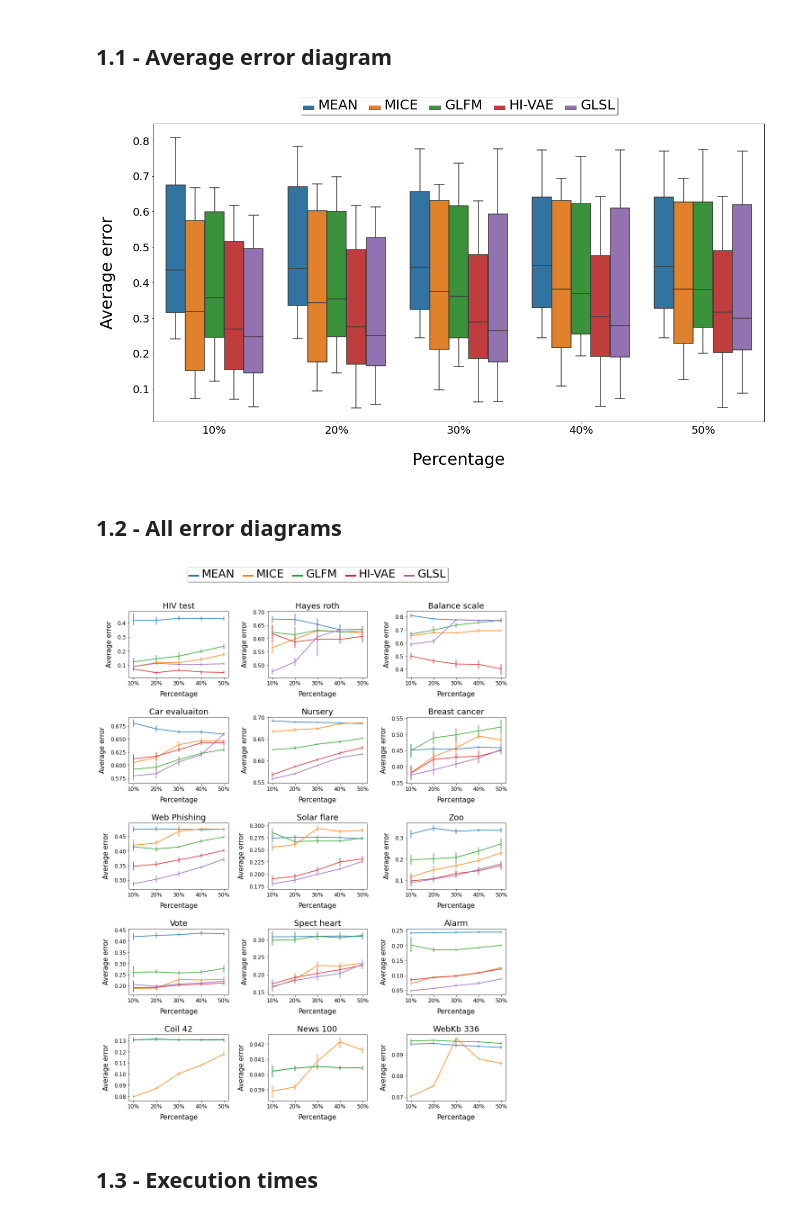
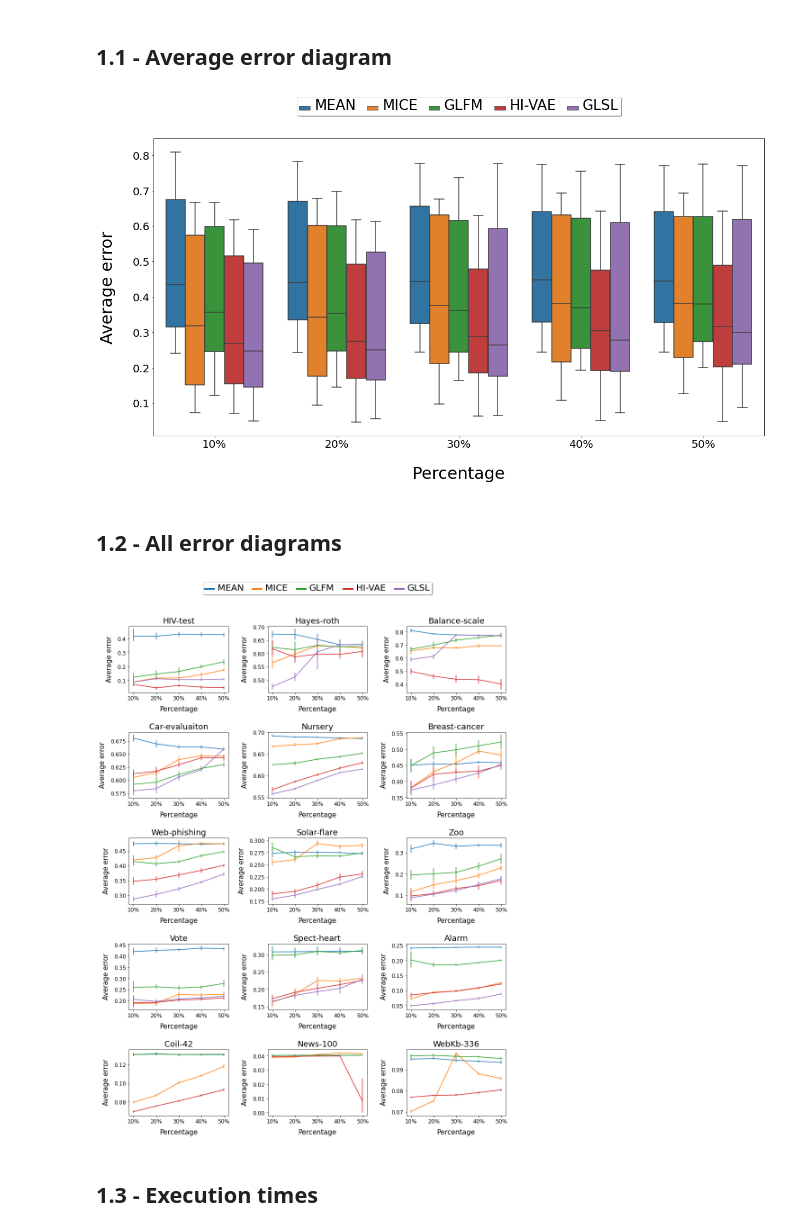
Before and after one commit to ferjorosa/GLSL, a Jupyter notebook: python-project/analyze_results/Missing_results.ipynb, the cells around one changed output. Drawn from its saved outputs; the diff is of its cells as text; code cells hidden in the pictures.

Commit message:
Update missing experiments with hypothesis tests

```diff
--- a/python-project/analyze_results/Missing_results.ipynb
+++ b/python-project/analyze_results/Missing_results.ipynb
@@ -93,36 +93,36 @@ renamed_methods = ["MEAN", "MICE", "GLFM", "HI-VAE", "GLSL"]
 # %%
 df_error_plot = pd.DataFrame(columns=["dataset", "method", "percentage", "AvgErr"])
 
 for percentage in range(0, 5):
     df = average_error_dfs[percentage]
     percentage_string = str((percentage+1)*10) + "%"
     for method in renamed_methods:
         for i in range(len(df)):
             row = df.loc[i]
             instance = {"dataset": row["dataset"]}
             instance["percentage"] = percentage_string
             instance["method"] = method
             instance["AvgErr"] = row[method]
             df_error_plot = df_error_plot.append(instance, ignore_index=True)
 
 ######################################
 from matplotlib import pyplot as plt
 import seaborn as sns
 
 fig, ax = plt.subplots(figsize=(20,10))
 g = sns.boxplot(data=df_error_plot,x="percentage", y="AvgErr", hue="method", ax = ax)
-ax.legend(loc='upper center', bbox_to_anchor=(0.5, 1.10),
+ax.legend(loc='upper center', bbox_to_anchor=(0.5, 1.15),
           ncol=6, fancybox=True, shadow=True)
-plt.setp(ax.get_legend().get_texts(), fontsize='25') # for legend text
+plt.setp(ax.get_legend().get_texts(), fontsize='26') # for legend text
 plt.setp(ax.get_legend().get_title(), fontsize='0') # for legend title
 ax.tick_params(axis="x", labelsize=20) # x ticks font size
 ax.tick_params(axis="y", labelsize=20) # y ticks font size
 plt.xlabel('Percentage', fontsize=30, labelpad=30)
 plt.ylabel('Average error', fontsize=30, labelpad=30)
 
 plt.savefig('discrete_average_errors.pdf')
 # %% [output]
-[figure, old version]
+[figure, new version]
 # %% [markdown]
 ## 1.2 - All error diagrams
 # %%
@@ -144,7 +144,7 @@ methods_2 = [
     "MEAN",
     "MICE",
     "GLFM",
-#     "HIVAE",
+    "HIVAE",
 #     "VBSEM",
 ]
 
@@ -160,7 +160,7 @@ renamed_methods_2 = [
     "MEAN",
     "MICE",
     "GLFM",
-#         "HI-VAE",
+        "HI-VAE",
 #         "GLSL"
 ]
 
@@ -185,8 +185,8 @@ data_names = [
         "webkb_336"
 ]
 
-data_names_fancy = ["HIV test", "Hayes roth", "Balance scale", "Car evaluaiton", "Nursery", "Breast cancer",
-                    "Web Phishing", "Solar flare", "Zoo", "Vote", "Spect heart", "Alarm", "Coil 42", "News 100", "WebKb 336"]
+data_names_fancy = ["HIV-test", "Hayes-roth", "Balance-scale", "Car-evaluaiton", "Nursery", "Breast-cancer",
+                    "Web-phishing", "Solar-flare", "Zoo", "Vote", "Spect-heart", "Alarm", "Coil-42", "News-100", "WebKb-336"]
 
 
 
@@ -281,7 +281,7 @@ for d in range(0, len(data_names)):
 # Final adjustments to the plot
 ############################################################################
 axs[0,1].legend(loc='upper center', bbox_to_anchor=(0.5, 1.70),  fancybox=True, shadow=True, ncol=5, labels=['MEAN', 'MICE', 'GLFM', 'HI-VAE', 'GLSL'])
-plt.setp(axs[0,1].get_legend().get_texts(), fontsize='25') # for legend text
+plt.setp(axs[0,1].get_legend().get_texts(), fontsize='20') # for legend text
 plt.setp(axs[0,1].get_legend().get_title(), fontsize='0') # for legend title
 for line in axs[0,1].get_legend().get_lines():
     line.set_linewidth(4.0)
@@ -291,7 +291,7 @@ fig.subplots_adjust(wspace=0.4)
 
 plt.savefig('discrete_errors.pdf')
 # %% [output]
-[figure, old version]
+[figure, new version]
 # %% [markdown]
 ## 1.3 - Execution times
 # %%
```
Also changed, not shown: parts of 6 cells of this notebook, 35 other files.
